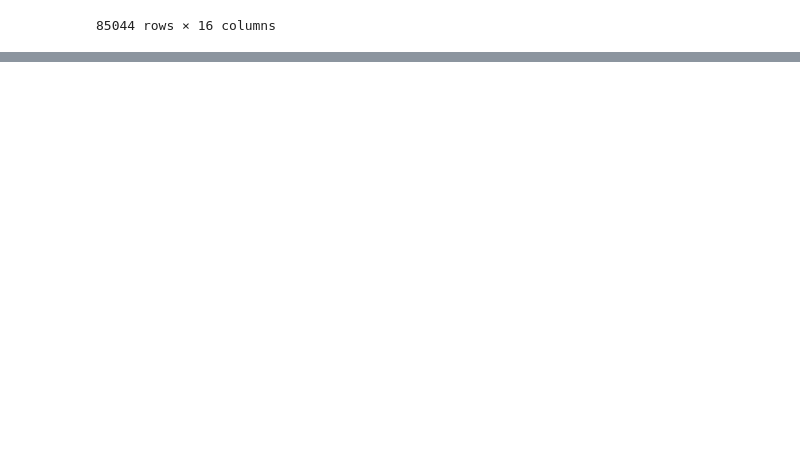
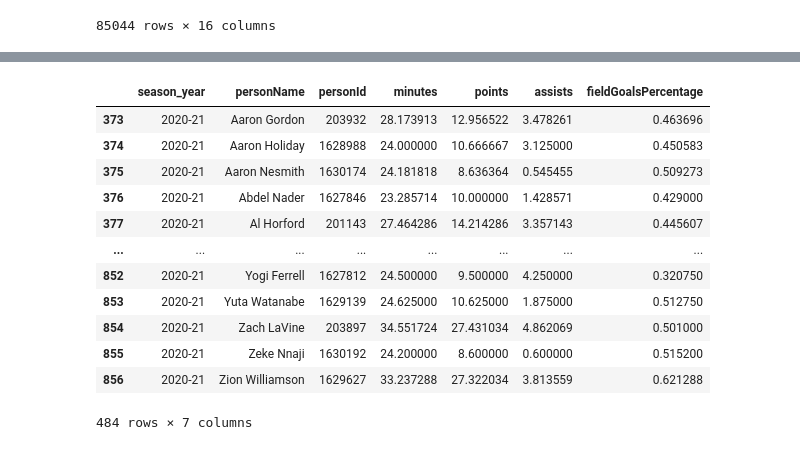
Before and after one commit to Jswine08/NBA_Player_Evolution_2020-2024, a Jupyter notebook: Capstone.ipynb, the cells around one changed output, grey strips where cells are left out. Cells and saved outputs as stored; diff of their text form; code cells hidden in the pictures; blank space fills up the shorter version.

```diff
--- a/Capstone.ipynb
+++ b/Capstone.ipynb
@@ -169,0 +236,18 @@ ValueError: invalid literal for int() with base 10: '19:37'
+# %%
+#filter for the year 2020-2021
+year_2020_21 = grouped_data[grouped_data['season_year']=='2020-21']
+year_2020_21
+# %% [output]
+|  | season_year | personName | personId | minutes | points | assists | fieldGoalsPercentage |
+| 373 | 2020-21 | Aaron Gordon | 203932 | 28.173913 | 12.956522 | 3.478261 | 0.463696 |
+| 374 | 2020-21 | Aaron Holiday | 1628988 | 24.000000 | 10.666667 | 3.125000 | 0.450583 |
+| 375 | 2020-21 | Aaron Nesmith | 1630174 | 24.181818 | 8.636364 | 0.545455 | 0.509273 |
+| 376 | 2020-21 | Abdel Nader | 1627846 | 23.285714 | 10.000000 | 1.428571 | 0.429000 |
+| 377 | 2020-21 | Al Horford | 201143 | 27.464286 | 14.214286 | 3.357143 | 0.445607 |
+| ... | ... | ... | ... | ... | ... | ... | ... |
+| 852 | 2020-21 | Yogi Ferrell | 1627812 | 24.500000 | 9.500000 | 4.250000 | 0.320750 |
+| 853 | 2020-21 | Yuta Watanabe | 1629139 | 24.625000 | 10.625000 | 1.875000 | 0.512750 |
+| 854 | 2020-21 | Zach LaVine | 203897 | 34.551724 | 27.431034 | 4.862069 | 0.501000 |
+| 855 | 2020-21 | Zeke Nnaji | 1630192 | 24.200000 | 8.600000 | 0.600000 | 0.515200 |
+| 856 | 2020-21 | Zion Williamson | 1629627 | 33.237288 | 27.322034 | 3.813559 | 0.621288 |
+484 rows × 7 columns
```
Also changed, not shown: parts of 14 cells of this notebook, 6 other files.
